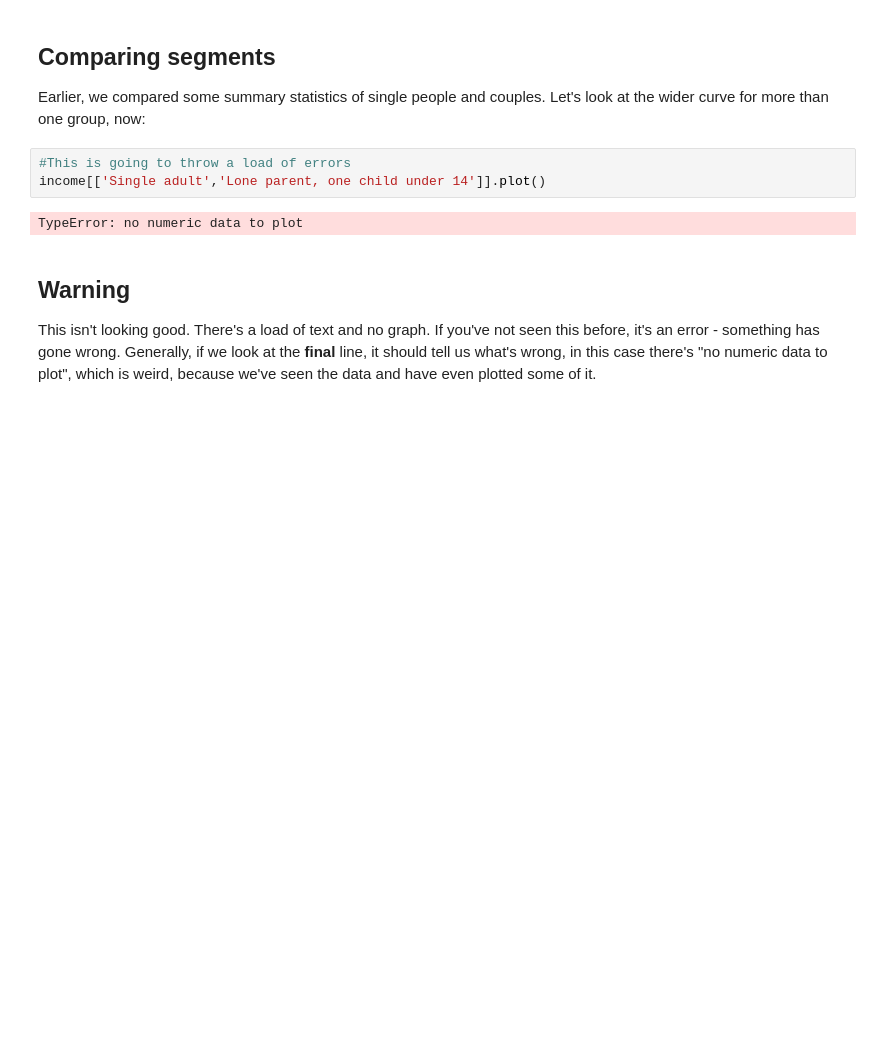
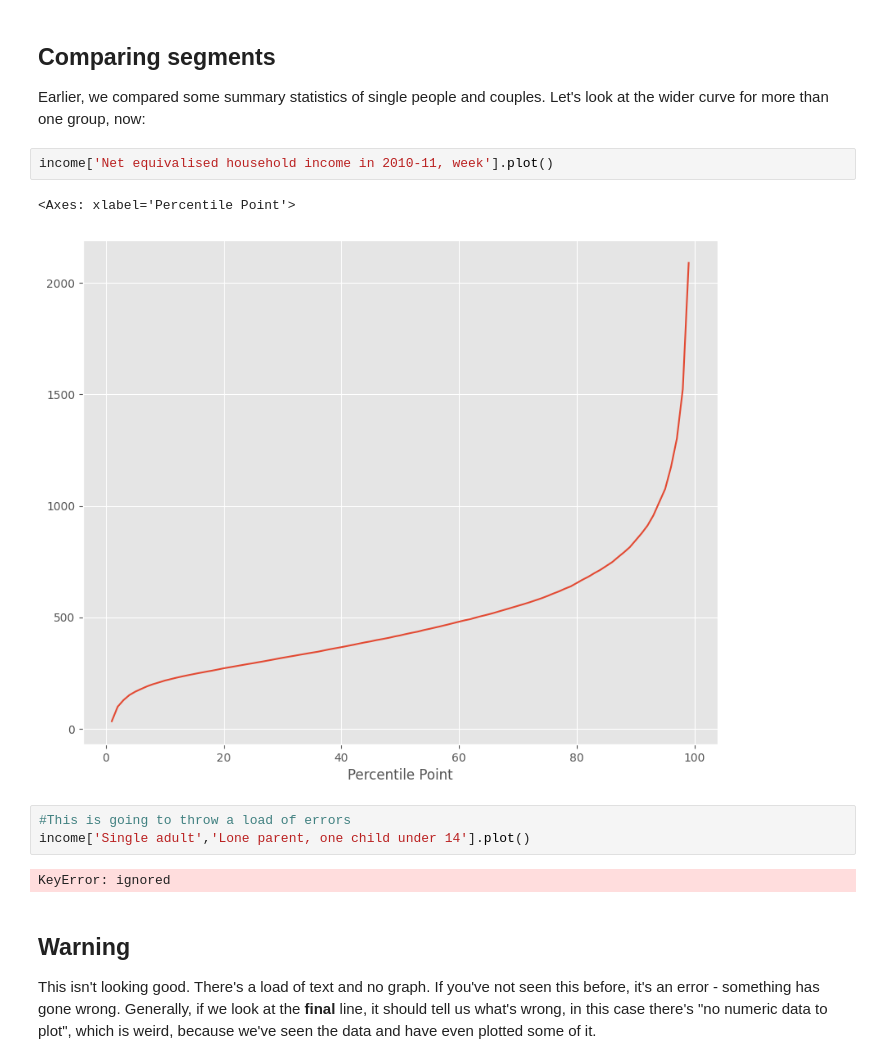
Before and after one commit to Maxbruel/QM2, a Jupyter notebook: notebooks/W02. Pandas.ipynb, the cells around one changed output. Drawn from its saved outputs; the diff is of its cells as text; blank space fills up the shorter version.

```diff
--- a/notebooks/W02. Pandas.ipynb
+++ b/notebooks/W02. Pandas.ipynb
@@ -234,11 +242,16 @@ There are a number of ways to access elements of the dataframe: we've shown how
 ## Comparing segments
 
 Earlier, we compared some summary statistics of single people and couples. Let's look at the wider curve for more than one group, now:
+# %%
+income['Net equivalised household income in 2010-11, week'].plot()
+# %% [output]
+<Axes: xlabel='Percentile Point'>
+[figure, added]
 # %%
 #This is going to throw a load of errors
-income[['Single adult','Lone parent, one child under 14']].plot()
+income['Single adult','Lone parent, one child under 14'].plot()
 # %% [output]
-TypeError: no numeric data to plot
+KeyError: ignored
 # %% [markdown]
 ## Warning
 
```
Also changed, not shown: parts of 3 cells of this notebook.
